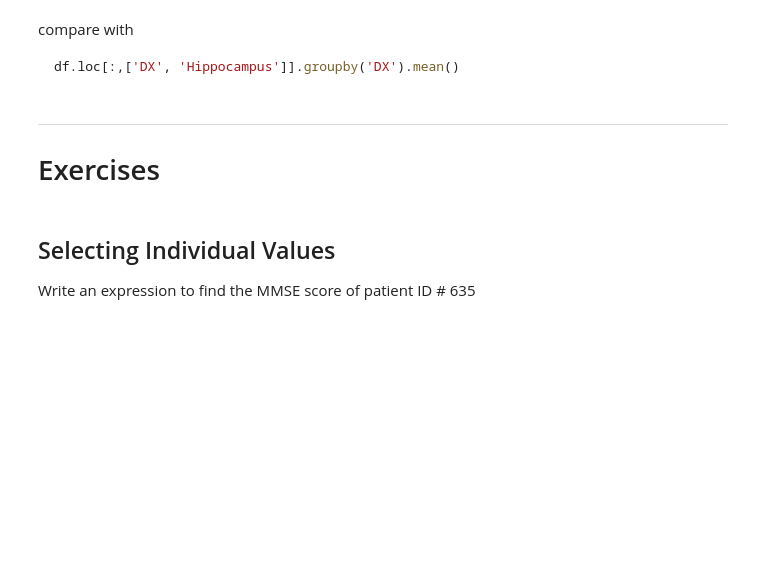
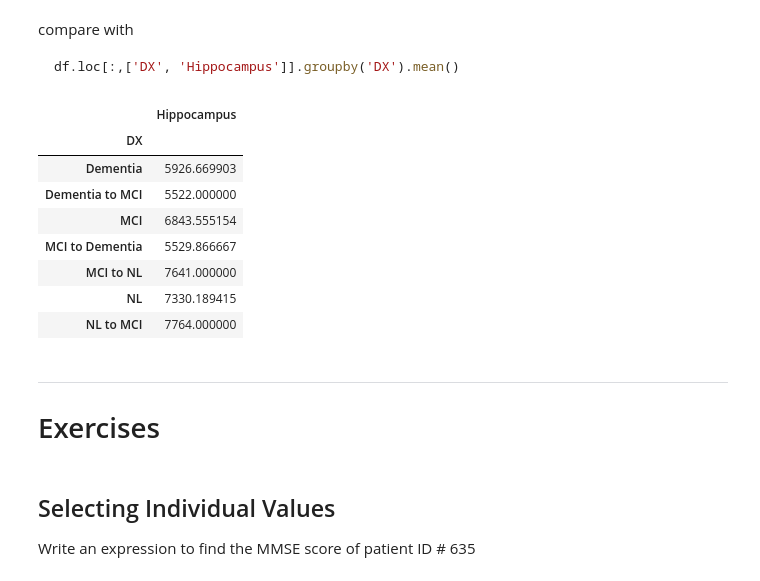
Before and after one commit to holliwood8/cogs138_notebooks, a Jupyter notebook: lecture_6/02-libraries-pandas.ipynb, the cells around one changed output. Cells and saved outputs as stored; diff of their text form; code cells hidden in the pictures; blank space fills up the shorter version.

````diff
--- a/lecture_6/02-libraries-pandas.ipynb
+++ b/lecture_6/02-libraries-pandas.ipynb
@@ -738,6 +816,18 @@ compare with
 ```python
 df.loc[:,['DX', 'Hippocampus']].groupby('DX').mean()
 ```
+# %%
+df.loc[:,['DX', 'Hippocampus']].groupby('DX').mean()
+# %% [output]
+|  | Hippocampus |
+| DX |  |
+| Dementia | 5926.669903 |
+| Dementia to MCI | 5522.000000 |
+| MCI | 6843.555154 |
+| MCI to Dementia | 5529.866667 |
+| MCI to NL | 7641.000000 |
+| NL | 7330.189415 |
+| NL to MCI | 7764.000000 |
 # %% [markdown]
 ---
 # Exercises
````
Also changed, not shown: parts of 10 cells of this notebook.
